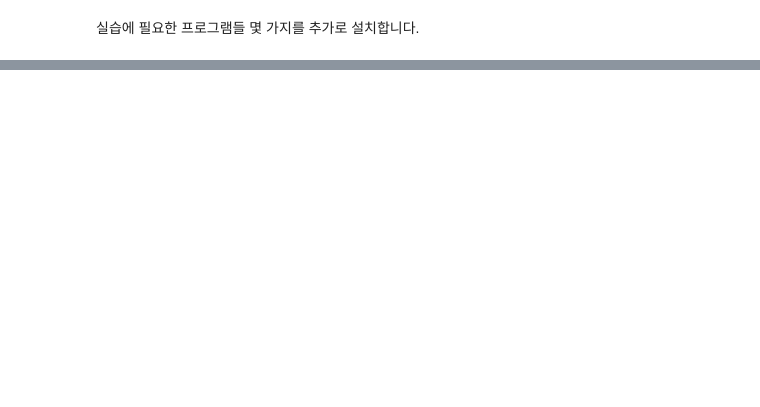
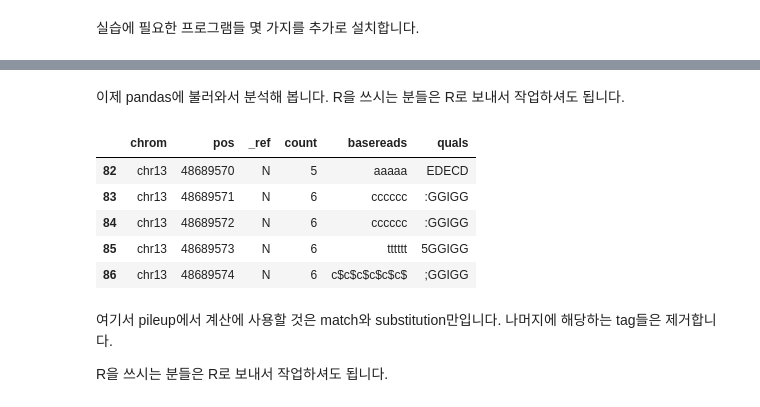
Before and after one commit to LunaJang/2022_bioinfo, a Jupyter notebook: CoLab_FinalProj.ipynb, the cells around one changed output, grey strips where cells are left out. Cells and saved outputs as stored; diff of their text form; code cells hidden in the pictures; blank space fills up the shorter version.

```diff
--- a/CoLab_FinalProj.ipynb
+++ b/CoLab_FinalProj.ipynb
@@ -379,0 +203,18 @@ See the caveats in the documentation: https://pandas.pydata.org/pandas-docs/stab
+# %% [markdown]
+이제 pandas에 불러와서 분석해 봅니다. R을 쓰시는 분들은 R로 보내서 작업하셔도 됩니다.
+# %%
+import pandas as pd
+
+pileup = pd.read_csv('CLIP-let7g-gene.pileup', sep='\t', names=['chrom', 'pos', '_ref', 'count', 'basereads', 'quals'])
+pileup.tail()
+# %% [output]
+|  | chrom | pos | _ref | count | basereads | quals |
+| 82 | chr13 | 48689570 | N | 5 | aaaaa | EDECD |
+| 83 | chr13 | 48689571 | N | 6 | cccccc | :GGIGG |
+| 84 | chr13 | 48689572 | N | 6 | cccccc | :GGIGG |
+| 85 | chr13 | 48689573 | N | 6 | tttttt | 5GGIGG |
+| 86 | chr13 | 48689574 | N | 6 | c$c$c$c$c$c$ | ;GGIGG |
+# %% [markdown]
+여기서 pileup에서 계산에 사용할 것은 match와 substitution만입니다. 나머지에 해당하는 tag들은 제거합니다.
+
+R을 쓰시는 분들은 R로 보내서 작업하셔도 됩니다.
```
Also changed, not shown: parts of 44 cells of this notebook, 2 other files.
